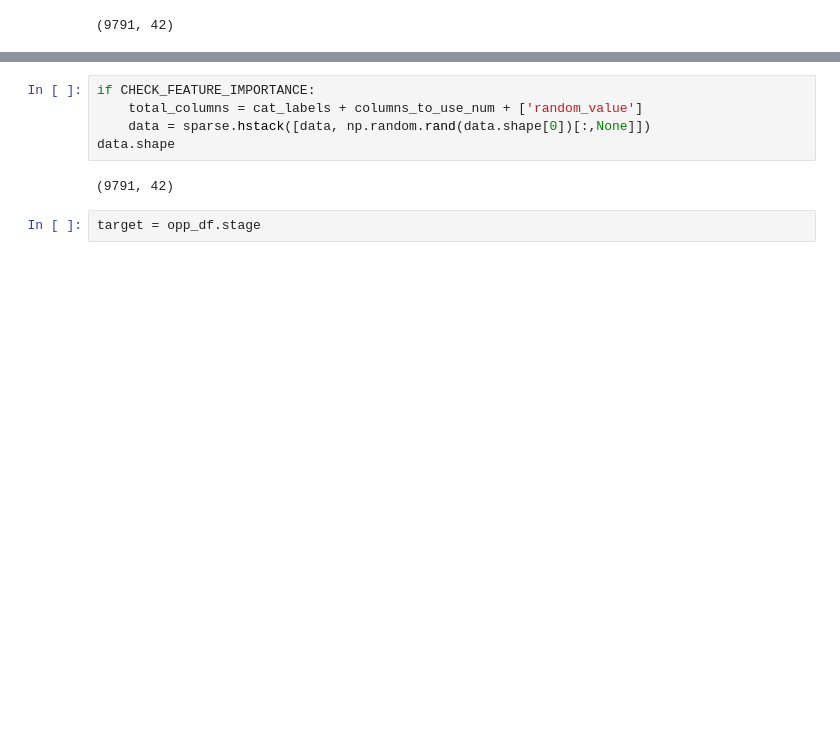
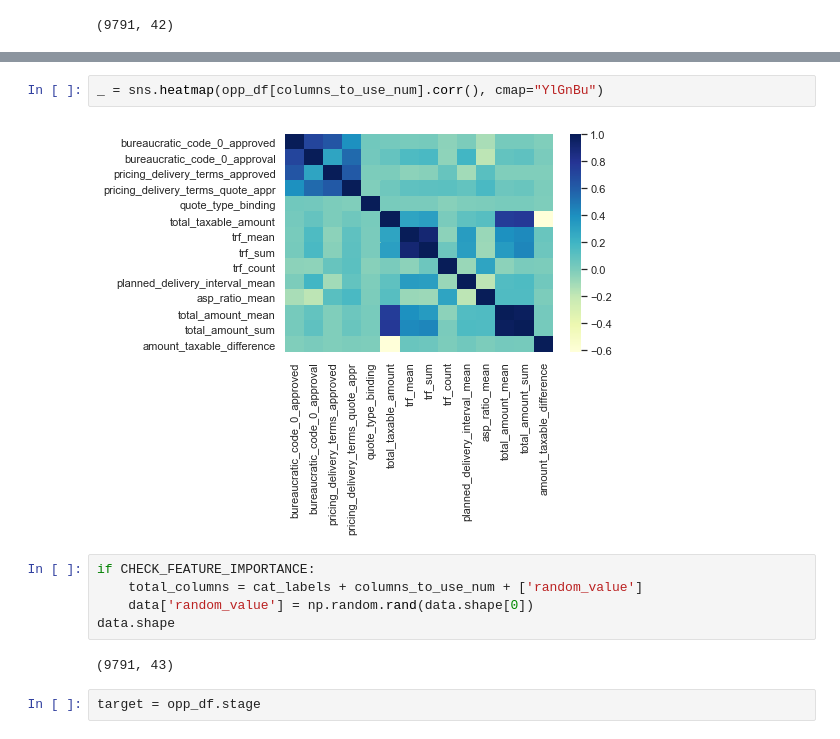
Before and after one commit to moreover22/datos, a Jupyter notebook: notebooks/TP-datos.ipynb, the cells around one changed output, grey strips where cells are left out. Cells and saved outputs as stored; diff of their text form; blank space fills up the shorter version.

```diff
--- a/notebooks/TP-datos.ipynb
+++ b/notebooks/TP-datos.ipynb
@@ -1218,10 +1240,14 @@ data.shape
+# %%
+_ = sns.heatmap(opp_df[columns_to_use_num].corr(), cmap="YlGnBu")
+# %% [output]
+[figure, added]
 # %%
 if CHECK_FEATURE_IMPORTANCE:
     total_columns = cat_labels + columns_to_use_num + ['random_value']
-    data = sparse.hstack([data, np.random.rand(data.shape[0])[:,None]])
+    data['random_value'] = np.random.rand(data.shape[0])
 data.shape
 # %% [output]
-(9791, 42)
+(9791, 43)
 # %%
 target = opp_df.stage
 # %% [markdown]
```
Also changed, not shown: parts of 85 cells of this notebook, 6 other files.
